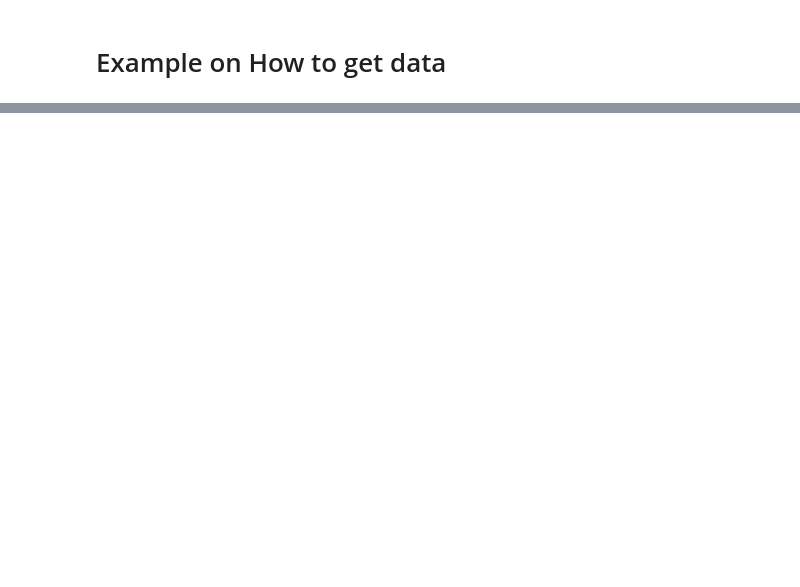
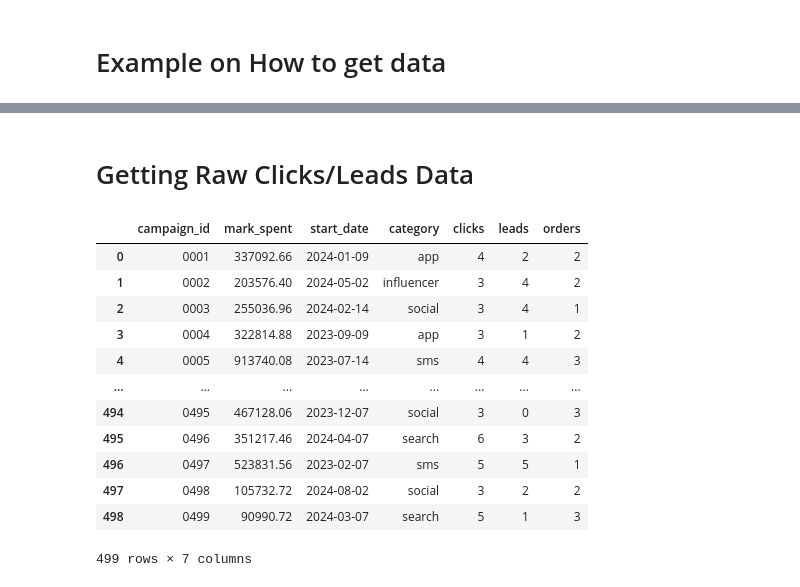
Before and after one commit to ChinSekYi/OpenAYEye, a Jupyter notebook: server/sql/database/database.ipynb, the cells around one changed output, grey strips where cells are left out. Saved outputs shown, nothing was run; the diff lists cells and outputs as text; code cells hidden in the pictures; blank space fills up the shorter version.

```diff
--- a/server/sql/database/database.ipynb
+++ b/server/sql/database/database.ipynb
@@ -401,0 +395,45 @@ pd.DataFrame(fetched)
+# %% [markdown]
+# Getting Raw Clicks/Leads Data
+# %%
+query_string = sqlalchemy.text(
+	"""
+	SELECT t1.campaign_id,
+	SUM(t1.budget) AS mark_spent,
+	t1.start_date,
+	t1.channel as category,
+	SUM(CASE WHEN t1.action_type = 'clicked' THEN 1 ELSE 0 END) AS clicks,
+	SUM(CASE WHEN t1.action_type = 'credentials' THEN 1 ELSE 0 END) AS leads,
+	SUM(CASE WHEN t1.action_type = 'converted' THEN 1 ELSE 0 END) AS orders
+	FROM
+	(SELECT c.campaign_id,
+	c.campaign_name,
+	c.start_date, c.end_date,
+	c.target_segment,
+	c.budget,
+	c.channel,
+	e.customer_id,
+	e.engagement_date,
+	e.action_type, e.device_type, e.feedback_score,
+	e.conversion_value
+	FROM campaign c, engagement e
+	WHERE c.campaign_id = e.campaign_id) AS t1
+	GROUP BY t1.campaign_id, t1.channel
+	ORDER BY t1.campaign_id, t1.start_date, t1.channel;
+	"""
+)
+fetched = get_data(query_string)
+fetched
+# %% [output]
+|  | campaign_id | mark_spent | start_date | category | clicks | leads | orders |
+| 0 | 0001 | 337092.66 | 2024-01-09 | app | 4 | 2 | 2 |
+| 1 | 0002 | 203576.40 | 2024-05-02 | influencer | 3 | 4 | 2 |
+| 2 | 0003 | 255036.96 | 2024-02-14 | social | 3 | 4 | 1 |
+| 3 | 0004 | 322814.88 | 2023-09-09 | app | 3 | 1 | 2 |
+| 4 | 0005 | 913740.08 | 2023-07-14 | sms | 4 | 4 | 3 |
+| ... | ... | ... | ... | ... | ... | ... | ... |
+| 494 | 0495 | 467128.06 | 2023-12-07 | social | 3 | 0 | 3 |
+| 495 | 0496 | 351217.46 | 2024-04-07 | search | 6 | 3 | 2 |
+| 496 | 0497 | 523831.56 | 2023-02-07 | sms | 5 | 5 | 1 |
+| 497 | 0498 | 105732.72 | 2024-08-02 | social | 3 | 2 | 2 |
+| 498 | 0499 | 90990.72 | 2024-03-07 | search | 5 | 1 | 3 |
+499 rows × 7 columns
```
Also changed, not shown: parts of 19 cells of this notebook, 1 other file.
